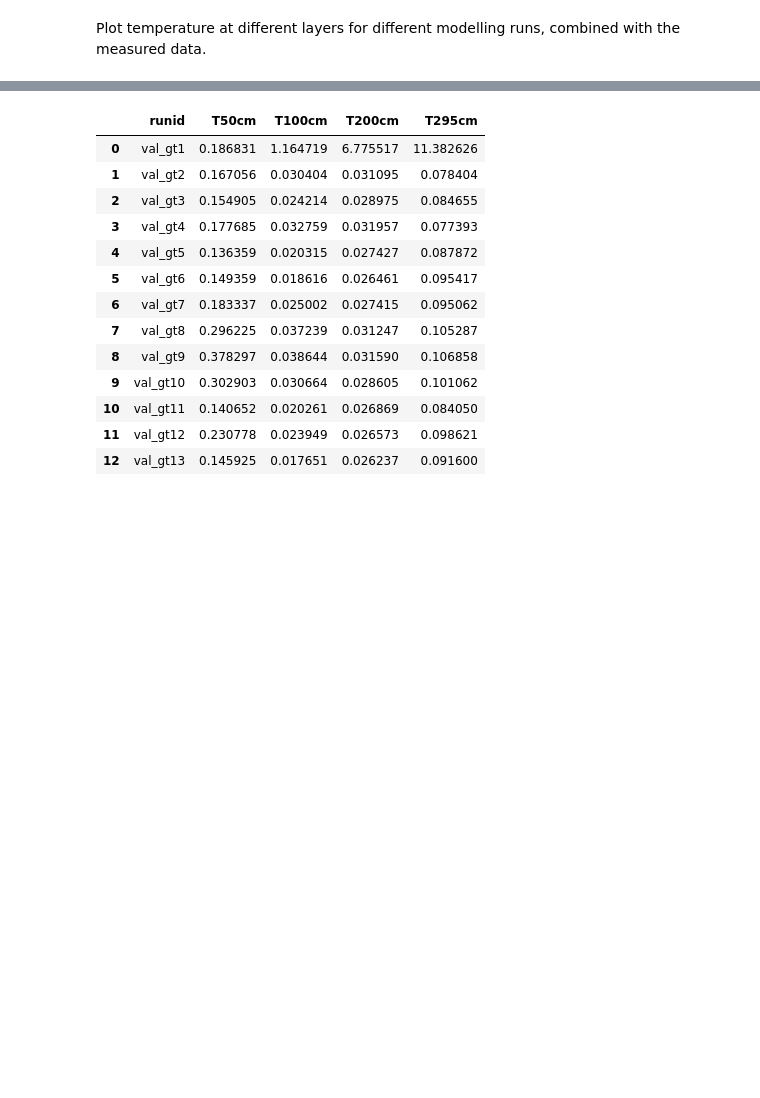
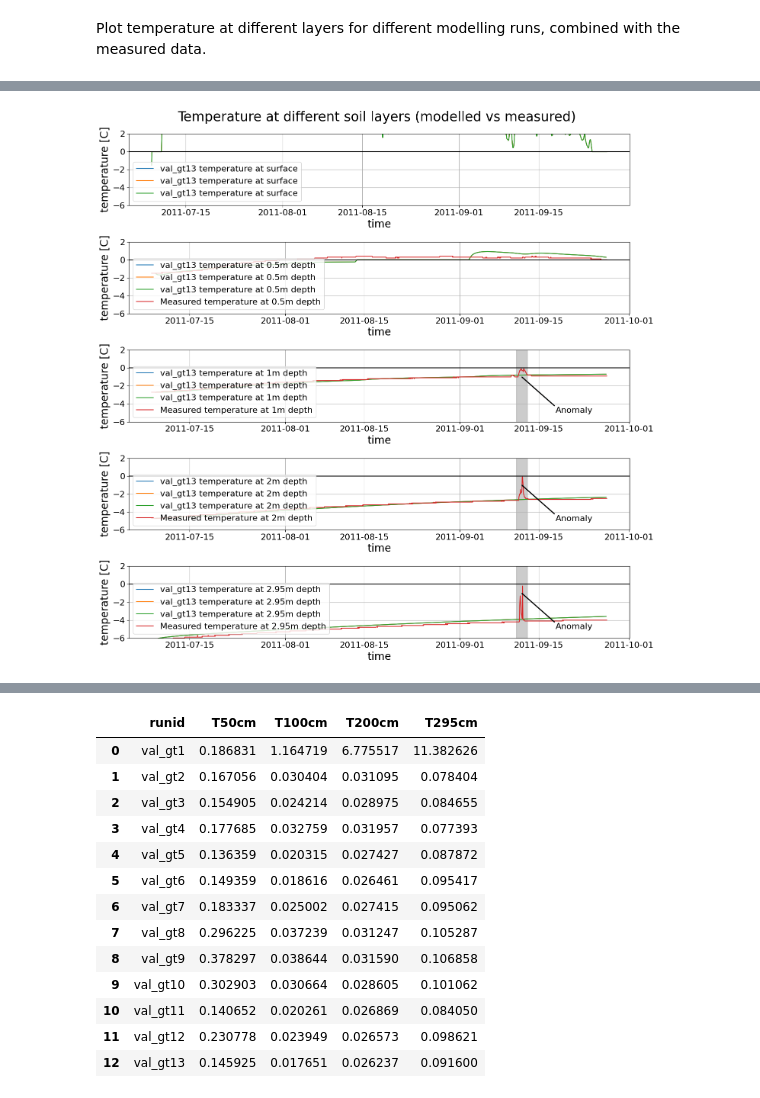
Before and after one commit to khdebruijn/thermo-morphological-model, a Jupyter notebook: validation/ground_temperature_calibration.ipynb, the cells around one changed output, grey strips where cells are left out. Drawn from its saved outputs; the diff is of its cells as text; code cells hidden in the pictures; blank space fills up the shorter version.

```diff
--- a/validation/ground_temperature_calibration.ipynb
+++ b/validation/ground_temperature_calibration.ipynb
@@ -162,3 +117,61 @@ plt.show()
+# %%
+fig, axs = plt.subplots(5, 1, figsize=(15, 15))
+
+ax0, ax1, ax2, ax3, ax4 = axs
+
+ax2.fill_between([pd.Timestamp('2011-09-11'), pd.Timestamp('2011-09-13')], -50, 50, alpha=0.2, color='k')
+ax2.annotate("Anomaly", (pd.Timestamp('2011-09-12'), -1), xytext=(pd.Timestamp('2011-09-18'), -5), arrowprops={'width':1, 'headwidth':2, 'headlength':2})
+ax3.fill_between([pd.Timestamp('2011-09-11'), pd.Timestamp('2011-09-13')], -50, 50, alpha=0.2, color='k')
+ax3.annotate("Anomaly", (pd.Timestamp('2011-09-12'), -1), xytext=(pd.Timestamp('2011-09-18'), -5), arrowprops={'width':1, 'headwidth':2, 'headlength':2})
+ax4.fill_between([pd.Timestamp('2011-09-11'), pd.Timestamp('2011-09-13')], -50, 50, alpha=0.2, color='k')
+ax4.annotate("Anomaly", (pd.Timestamp('2011-09-12'), -1), xytext=(pd.Timestamp('2011-09-18'), -5), arrowprops={'width':1, 'headwidth':2, 'headlength':2})
+# ax3.fill_between([pd.Timestamp('2011-07-11'), pd.Timestamp('2015-07-05')], -50, 50, alpha=0.2, label='Anomaly', color='k')
+# ax4.fill_between([pd.Timestamp('2011-08-27'), pd.Timestamp('2018-07-30')], -50, 50, alpha=0.2, label='Anomaly', color='k')
+
+ax0.plot(df_gt2['time'], df_gt2['temp_0m[C]'], label=f'{runid2} temperature at surface')
+ax0.plot(df_gt3['time'], df_gt3['temp_0m[C]'], label=f'{runid3} temperature at surface')
+ax0.plot(df_gt4['time'], df_gt4['temp_0m[C]'], label=f'{runid4} temperature at surface')
+
+ax1.plot(df_gt2['time'], df_gt2['temp_0.5m[C]'], label=f'{runid2} temperature at 0.5m depth')
+ax1.plot(df_gt3['time'], df_gt3['temp_0.5m[C]'], label=f'{runid3} temperature at 0.5m depth')
+ax1.plot(df_gt4['time'], df_gt4['temp_0.5m[C]'], label=f'{runid4} temperature at 0.5m depth')
+ax1.plot(df_erikson['time'], df_erikson['T50cm'], label='Measured temperature at 0.5m depth')
+
+ax2.plot(df_gt2['time'], df_gt2['temp_1.0m[C]'], label=f'{runid2} temperature at 1m depth')
+ax2.plot(df_gt3['time'], df_gt3['temp_1.0m[C]'], label=f'{runid3} temperature at 1m depth')
+ax2.plot(df_gt4['time'], df_gt4['temp_1.0m[C]'], label=f'{runid4} temperature at 1m depth')
+ax2.plot(df_erikson['time'], df_erikson['T100cm'], label='Measured temperature at 1m depth')
+
+ax3.plot(df_gt2['time'], df_gt2['temp_2.0m[C]'], label=f'{runid2} temperature at 2m depth')
+ax3.plot(df_gt3['time'], df_gt3['temp_2.0m[C]'], label=f'{runid3} temperature at 2m depth')
+ax3.plot(df_gt4['time'], df_gt4['temp_2.0m[C]'], label=f'{runid4} temperature at 2m depth')
+ax3.plot(df_erikson['time'], df_erikson['T200cm'], label='Measured temperature at 2m depth')
+
+ax4.plot(df_gt2['time'], df_gt2['temp_2.95m[C]'], label=f'{runid2} temperature at 2.95m depth')
+ax4.plot(df_gt3['time'], df_gt3['temp_2.95m[C]'], label=f'{runid3} temperature at 2.95m depth')
+ax4.plot(df_gt4['time'], df_gt4['temp_2.95m[C]'], label=f'{runid4} temperature at 2.95m depth')
+ax4.plot(df_erikson['time'], df_erikson['T295cm'], label='Measured temperature at 2.95m depth')
+
+
+
+for ax in axs:
+
+    # if not ax==ax0:
+    ax.set_ylim((-6, 2))
+
+    ax.legend(loc='lower left')
+    ax.set_xlabel('time')
+    ax.set_ylabel('temperature [C]')
+    ax.axhline(0, label='Tm', color='k')
+    ax.grid()
+
+fig.suptitle("Temperature at different soil layers (modelled vs measured)")
+
+fig.tight_layout()
+
+plt.show()
+# %% [output]
+[figure, added]
 # %%
 fig, axs = plt.subplots(4, 1, figsize=(15, 10))
 
```
Also changed, not shown: parts of 5 cells of this notebook.
